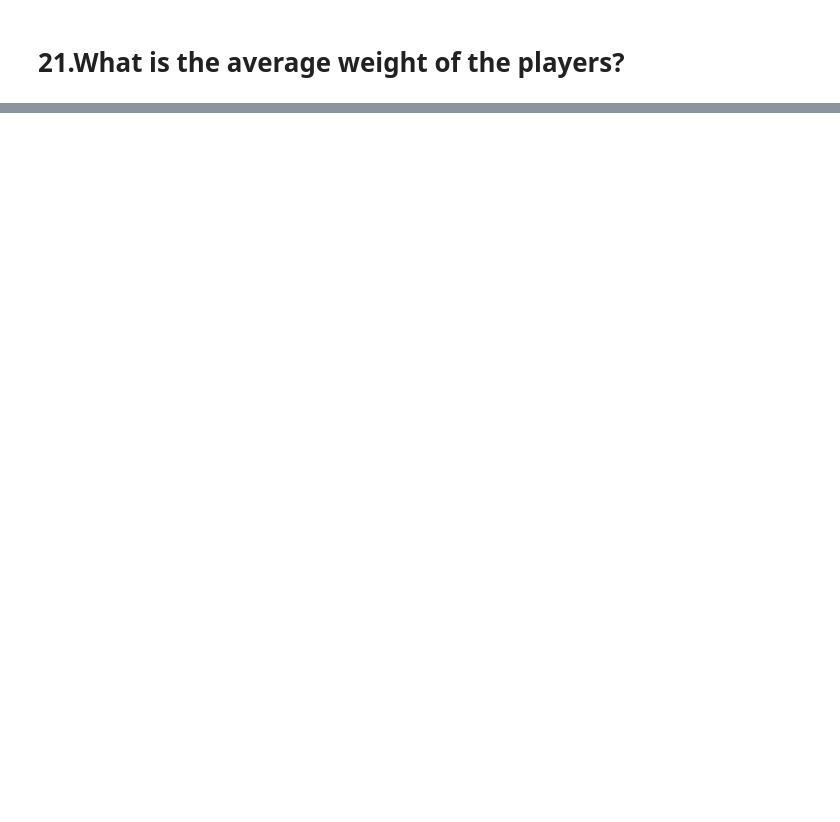
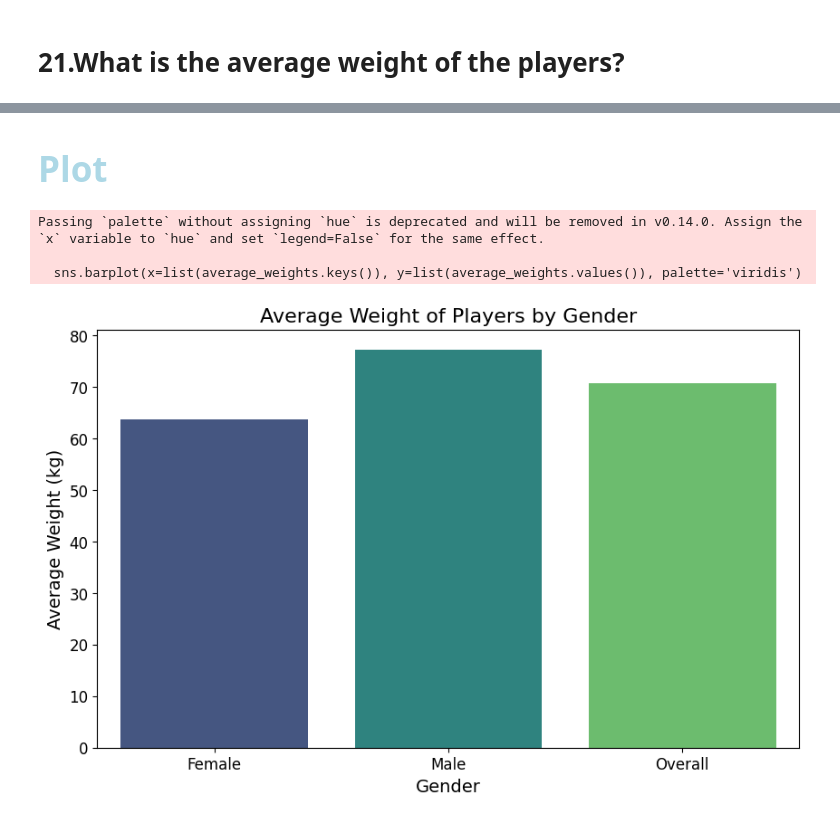
Before and after one commit to HosseinFaghihi/tennismatch_coop_coding, a Jupyter notebook: tproject.ipynb, the cells around one changed output, grey strips where cells are left out. Cells and saved outputs as stored; diff of their text form; code cells hidden in the pictures; blank space fills up the shorter version.

```diff
--- a/tproject.ipynb
+++ b/tproject.ipynb
@@ -1055,0 +1154,26 @@ print(f'The average weight of players is {mean_weight_players}')
+# %% [markdown]
+<h2  style="color:lightblue; font-family:Arial, sans-serif; font-size:35px;">
+
+
+Plot
+</h2>
+# %%
+plt.figure(figsize=(10, 6))
+average_weights = {
+    'Female': mean_weight_female,
+    'Male': mean_weight_male,
+    'Overall': mean_weight_players
+}
+sns.barplot(x=list(average_weights.keys()), y=list(average_weights.values()), palette='viridis')
+
+plt.title('Average Weight of Players by Gender', fontsize=16)
+plt.xlabel('Gender', fontsize=14)
+plt.ylabel('Average Weight (kg)', fontsize=14)
+plt.xticks(fontsize=12)
+plt.yticks(fontsize=12)
+plt.show()
+# %% [output]
+Passing `palette` without assigning `hue` is deprecated and will be removed in v0.14.0. Assign the `x` variable to `hue` and set `legend=False` for the same effect.
+
+  sns.barplot(x=list(average_weights.keys()), y=list(average_weights.values()), palette='viridis')
+[figure, added]
```
Also changed, not shown: parts of 9 cells of this notebook.
